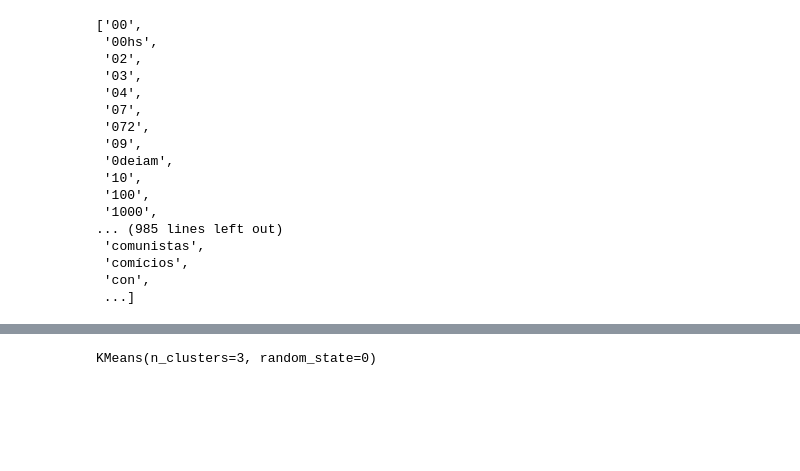
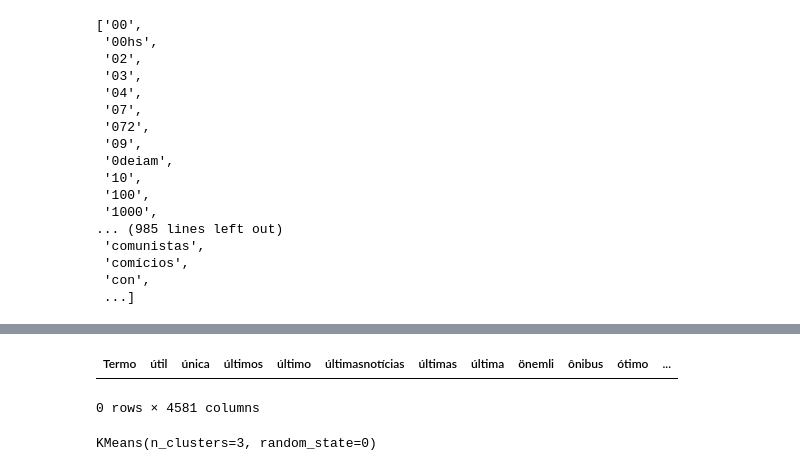
Before and after one commit to Gabrielbs182/twitterscraping, a Jupyter notebook: PI_IV.ipynb, the cells around one changed output, grey strips where cells are left out. Saved outputs shown, nothing was run; the diff lists cells and outputs as text; code cells hidden in the pictures; blank space fills up the shorter version.

```diff
--- a/PI_IV.ipynb
+++ b/PI_IV.ipynb
@@ -146,3 +146,4 @@ d2 = pd.DataFrame(d.items(), columns=['Termo', 'Quantidade'])
 df2 = d2.sort_values(by='Quantidade', ascending=False)
 df2 = df2[df2.Quantidade < 4581]
 df2
+dfPonderacao = pd.DataFrame(df2['Termo'])
@@ -163,3 +150,11 @@ df2
+# %%
+#DATAFRAME COM OS TERMOS COMO COLUNAS PARA NO FINAL GERAR OS CSV'S DAS PONDERAÇÕES.
+dfPonderacao = dfPonderacao.set_index('Termo')
+dfPonderacao = dfPonderacao.T
+dfPonderacao
+# %% [output]
+| Termo | útil | única | últimos | último | últimasnotícias | últimas | última | önemli | ônibus | ótimo | ... |
+0 rows × 4581 columns
 # %%
 #Inicializando a variavel com o Kmeans e treinando o modelo.
 
```
Also changed, not shown: parts of 30 cells of this notebook, 3 other files.
